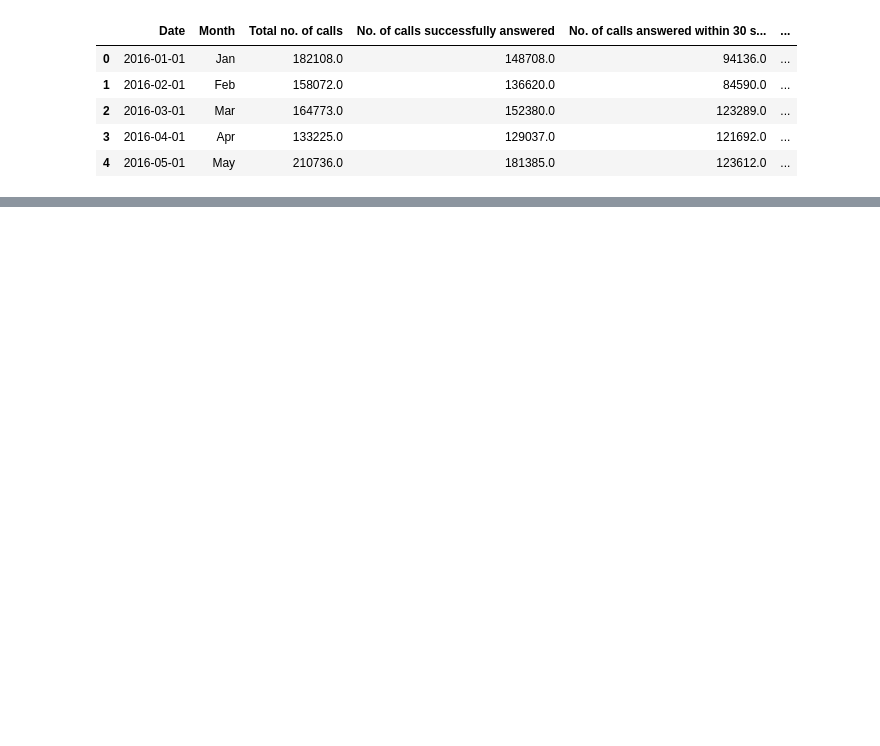
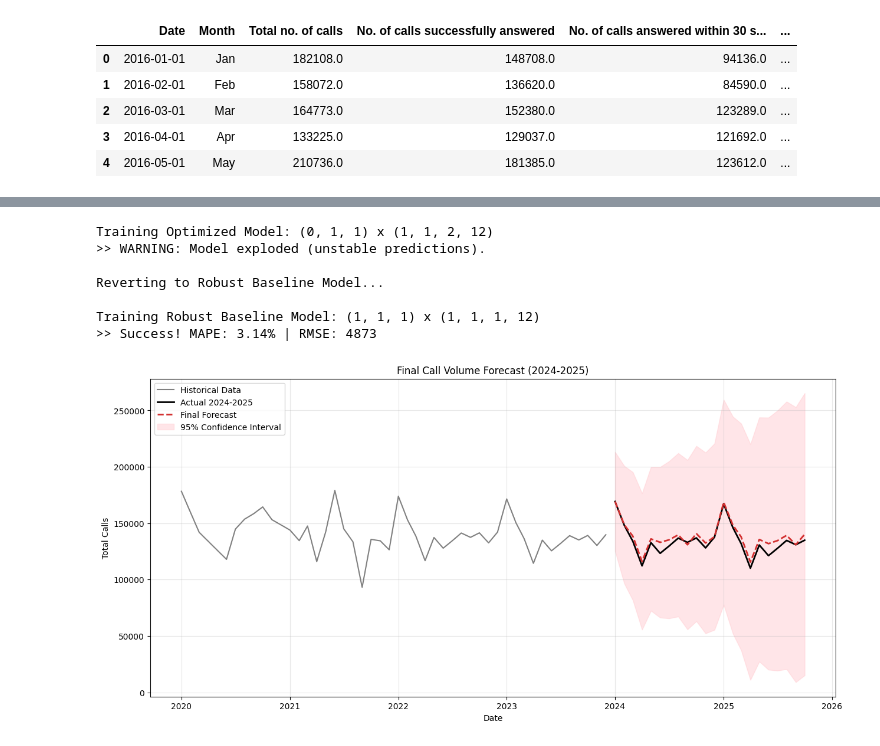
Before and after one commit to nithilanimraka/ml-srilankan-calls-GIC, a Jupyter notebook: 225529P_ML_Assignment.ipynb, the cells around one changed output, grey strips where cells are left out. Cells and saved outputs as stored; diff of their text form; code cells hidden in the pictures; blank space fills up the shorter version.

```diff
--- a/225529P_ML_Assignment.ipynb
+++ b/225529P_ML_Assignment.ipynb
@@ -158,0 +253,4 @@ plt.savefig('sarima_baseline.png')
+# %%
+split_date = '2024-01-01'
+train = df[df.index < split_date]
+test = df[df.index >= split_date]
@@ -158,0 +277,67 @@ plt.savefig('sarima_baseline.png')
+# %%
+# 3. Define Parameters
+# Your "Best" params from Grid Search
+param_optimized = ((0, 1, 1), (1, 1, 2, 12))
+# The "Safe" params from Phase 2 (Proven to work)
+param_safe = ((1, 1, 1), (1, 1, 1, 12))
+
+def train_and_evaluate(order, seasonal_order, name):
+    print(f"\nTraining {name} Model: {order} x {seasonal_order}")
+    try:
+        model = SARIMAX(train['Calls'],
+                        order=order,
+                        seasonal_order=seasonal_order,
+                        enforce_stationarity=False,
+                        enforce_invertibility=False)
+        fit = model.fit(disp=False)
+        pred = fit.get_forecast(steps=len(test))
+        y_pred = pred.predicted_mean
+
+        # Check for explosion
+        if y_pred.mean() > 10 * train['Calls'].max() or y_pred.mean() < 0:
+            print(">> WARNING: Model exploded (unstable predictions).")
+            return None, None, None
+
+        mape = mean_absolute_percentage_error(test['Calls'], y_pred)
+        rmse = np.sqrt(mean_squared_error(test['Calls'], y_pred))
+        print(f">> Success! MAPE: {mape:.2%} | RMSE: {int(rmse)}")
+        return y_pred, fit, pred.conf_int()
+    except Exception as e:
+        print(f">> Error: {e}")
+        return None, None, None
+
+# 4. Attempt Training
+# Try Optimized first
+y_final, model_final, conf_final = train_and_evaluate(param_optimized[0], param_optimized[1], "Optimized")
+
+# If Optimized failed (exploded), fallback to Safe
+if y_final is None:
+    print("\nReverting to Robust Baseline Model...")
+    y_final, model_final, conf_final = train_and_evaluate(param_safe[0], param_safe[1], "Robust Baseline")
+
+# 5. Final Visualization
+plt.figure(figsize=(15, 7))
+# Plot History (last 4 years for clarity)
+plt.plot(train.index[-48:], train['Calls'].iloc[-48:], label='Historical Data', color='gray')
+plt.plot(test.index, test['Calls'], label='Actual 2024-2025', color='black', linewidth=2)
+plt.plot(test.index, y_final, label='Final Forecast', color='#D32F2F', linestyle='--', linewidth=2)
+
+# Confidence Interval
+if conf_final is not None:
+    plt.fill_between(test.index, conf_final.iloc[:, 0], conf_final.iloc[:, 1], color='#FFCDD2', alpha=0.5, label='95% Confidence Interval')
+
+plt.title('Final Call Volume Forecast (2024-2025)')
+plt.xlabel('Date')
+plt.ylabel('Total Calls')
+plt.legend()
+plt.grid(True, alpha=0.3)
+plt.show()
+# %% [output]
+Training Optimized Model: (0, 1, 1) x (1, 1, 2, 12)
+>> WARNING: Model exploded (unstable predictions).
+
+Reverting to Robust Baseline Model...
+
+Training Robust Baseline Model: (1, 1, 1) x (1, 1, 1, 12)
+>> Success! MAPE: 3.14% | RMSE: 4873
+[figure, added]
```
Also changed, not shown: parts of 18 cells of this notebook, 1 other file.
